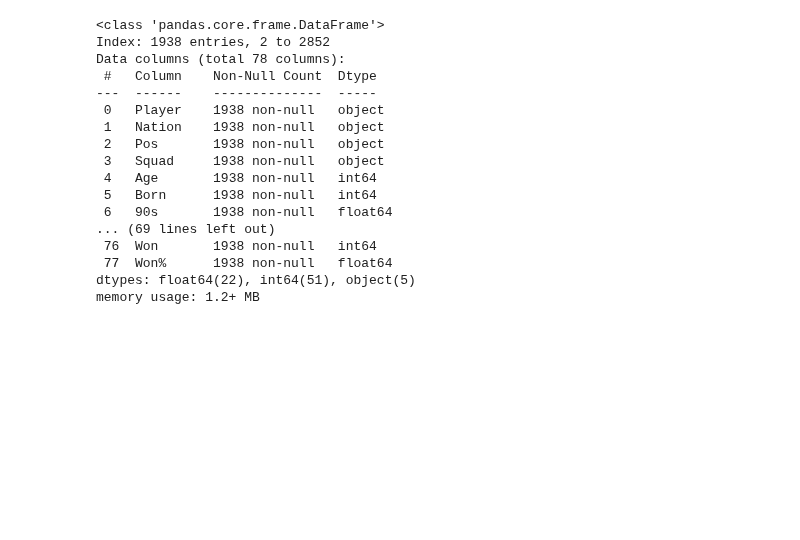
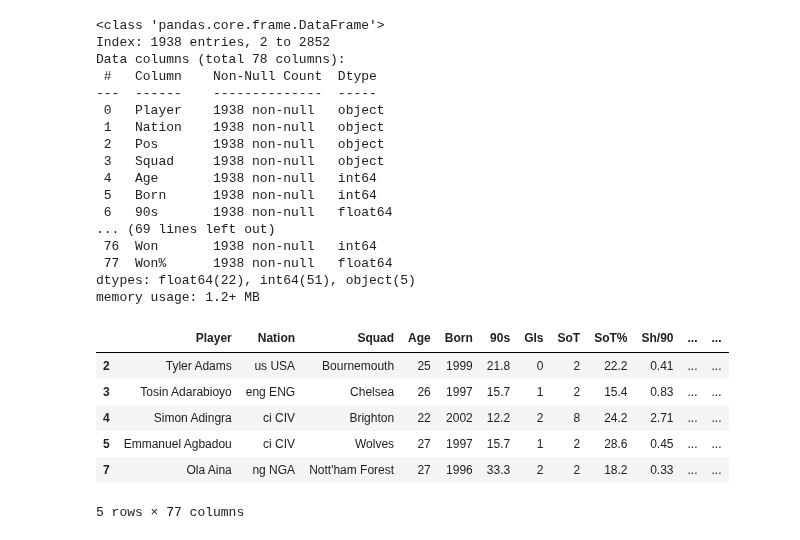
Before and after one commit to levokond/clustering-players-profiles, a Jupyter notebook: fbref_clustering.ipynb, the cells around one changed output. Drawn from its saved outputs; the diff is of its cells as text; code cells hidden in the pictures; blank space fills up the shorter version.

```diff
--- a/fbref_clustering.ipynb
+++ b/fbref_clustering.ipynb
@@ -233,3 +231,17 @@ Data columns (total 78 columns):
  77  Won%      1938 non-null   float64
 dtypes: float64(22), int64(51), object(5)
 memory usage: 1.2+ MB
+# %%
+per_90_stats = per_90_stats[per_90_stats['Pos'] != 'GK']
+# %%
+per_90_stats.drop(columns = 'Pos', inplace = True)
+
+per_90_stats.head()
+# %% [output]
+|  | Player | Nation | Squad | Age | Born | 90s | Gls | SoT | SoT% | Sh/90 | ... | ... |
+| 2 | Tyler Adams | us USA | Bournemouth | 25 | 1999 | 21.8 | 0 | 2 | 22.2 | 0.41 | ... | ... |
+| 3 | Tosin Adarabioyo | eng ENG | Chelsea | 26 | 1997 | 15.7 | 1 | 2 | 15.4 | 0.83 | ... | ... |
+| 4 | Simon Adingra | ci CIV | Brighton | 22 | 2002 | 12.2 | 2 | 8 | 24.2 | 2.71 | ... | ... |
+| 5 | Emmanuel Agbadou | ci CIV | Wolves | 27 | 1997 | 15.7 | 1 | 2 | 28.6 | 0.45 | ... | ... |
+| 7 | Ola Aina | ng NGA | Nott'ham Forest | 27 | 1996 | 33.3 | 2 | 2 | 18.2 | 0.33 | ... | ... |
+5 rows × 77 columns
```
Also changed, not shown: parts of 1 cell of this notebook.
